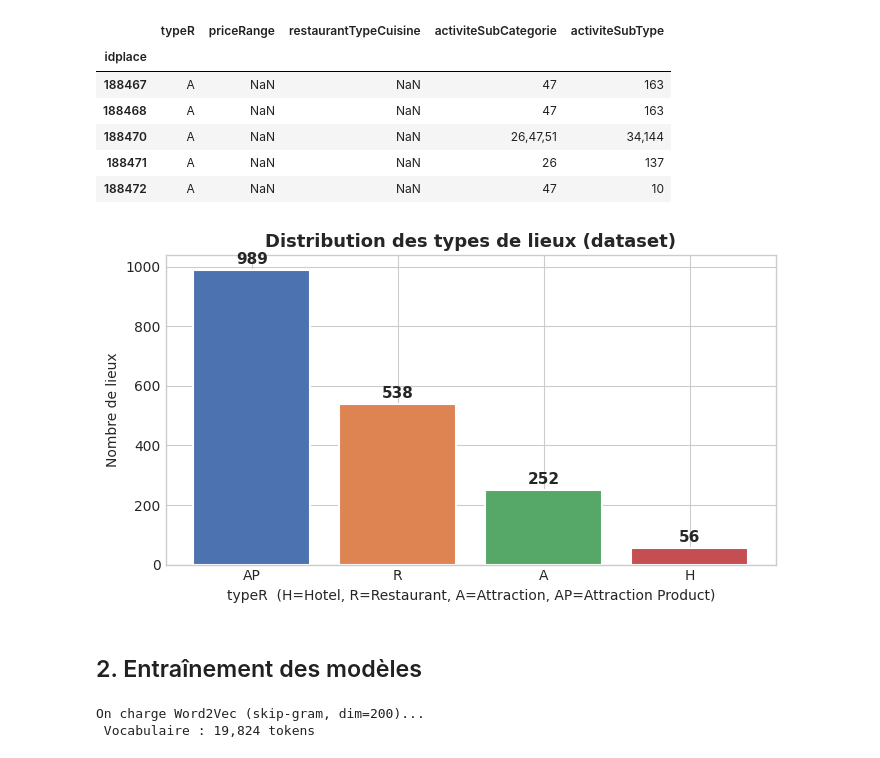
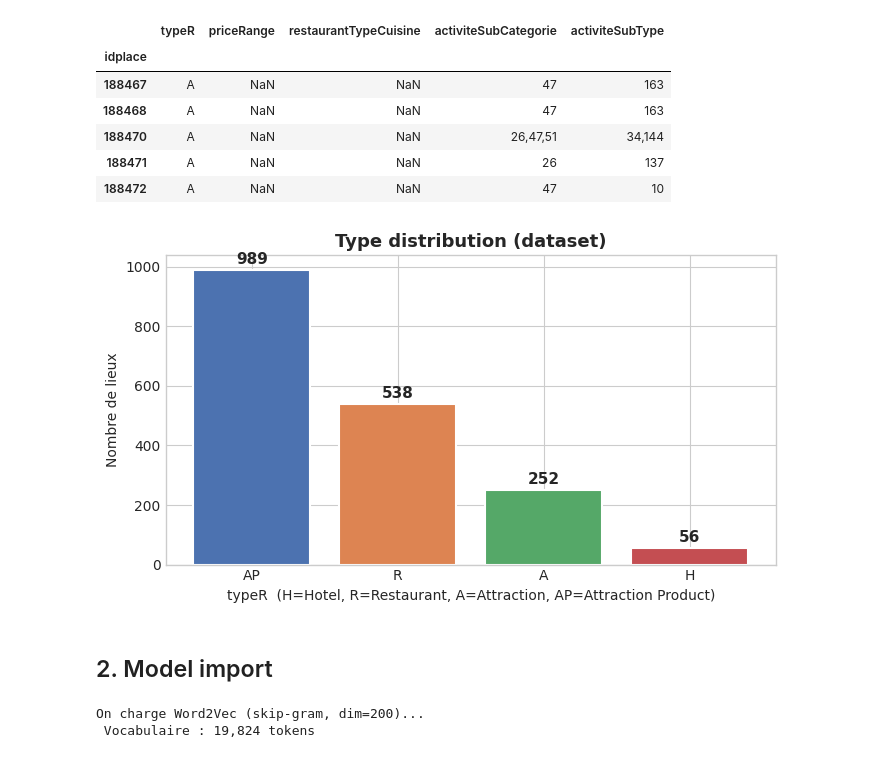
Before and after one commit to Debian-code/TripAdvisor_Recommendation_System, a Jupyter notebook: notebook_demo.ipynb, the cells around one changed output. Saved outputs shown, nothing was run; the diff lists cells and outputs as text; code cells hidden in the pictures.

```diff
--- a/notebook_demo.ipynb
+++ b/notebook_demo.ipynb
@@ -94,20 +104,20 @@ Meta: (3761, 5)
 # %%
 fig, ax = plt.subplots(figsize=(7, 4))
 counts = reviews.drop_duplicates('idplace')['typeR'].value_counts()
 bars = ax.bar(counts.index, counts.values,
               color=['#4C72B0','#DD8452','#55A868','#C44E52'], edgecolor='white', linewidth=1.5)
 for bar, val in zip(bars, counts.values):
     ax.text(bar.get_x() + bar.get_width()/2, bar.get_height() + 10,
             str(val), ha='center', va='bottom', fontsize=11, fontweight='bold')
-ax.set_title('Distribution des types de lieux (dataset)', fontsize=13, fontweight='bold')
+ax.set_title('Type distribution (dataset)', fontsize=13, fontweight='bold')
 ax.set_xlabel('typeR  (H=Hotel, R=Restaurant, A=Attraction, AP=Attraction Product)')
 ax.set_ylabel('Nombre de lieux')
 plt.tight_layout()
 plt.show()
 # %% [output]
-[figure, old version]
+[figure, new version]
-# %% [markdown]
-## 2. Entraînement des modèles
+# %% [markdown]
+## 2. Model import
 # %%
 print("On charge Word2Vec (skip-gram, dim=200)...")
 w2v_model = Word2Vec.load("word2vec_tripadvisor.model")
```
Also changed, not shown: parts of 19 cells of this notebook.
